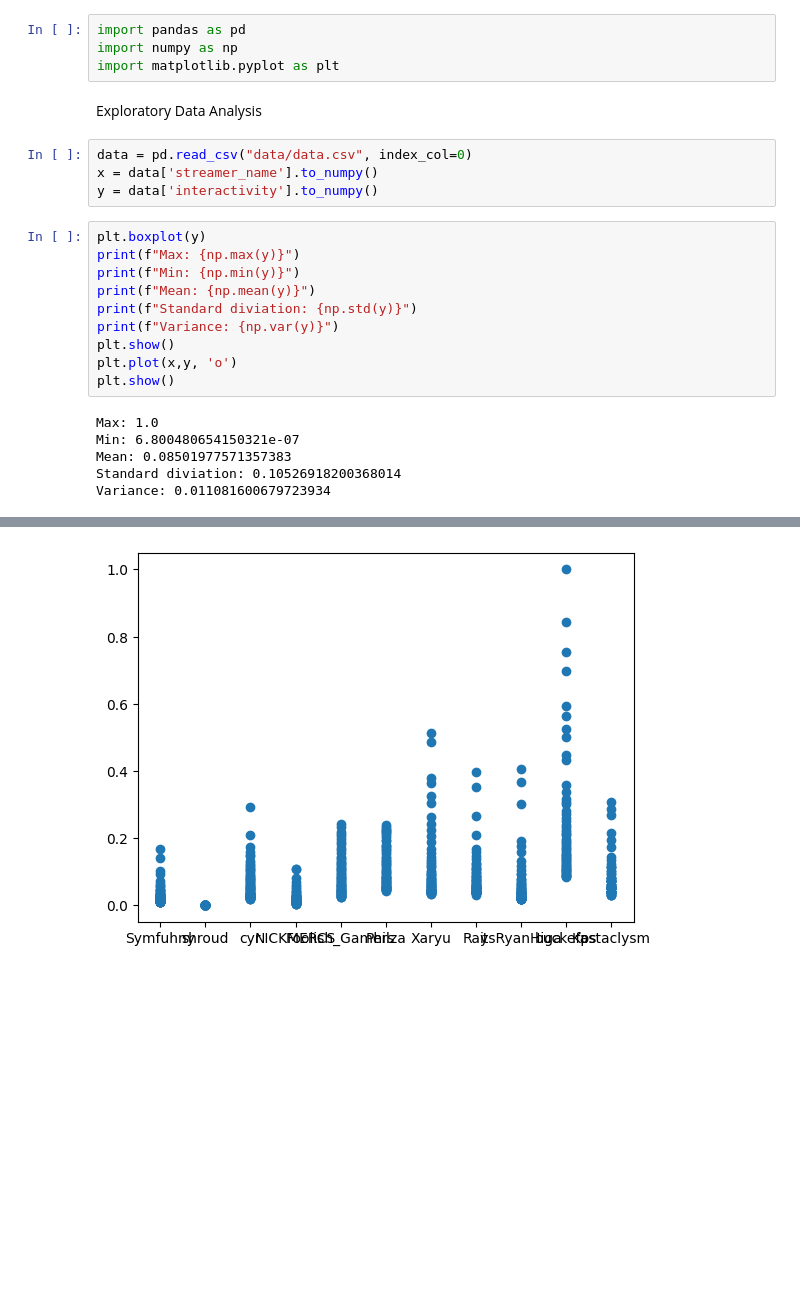
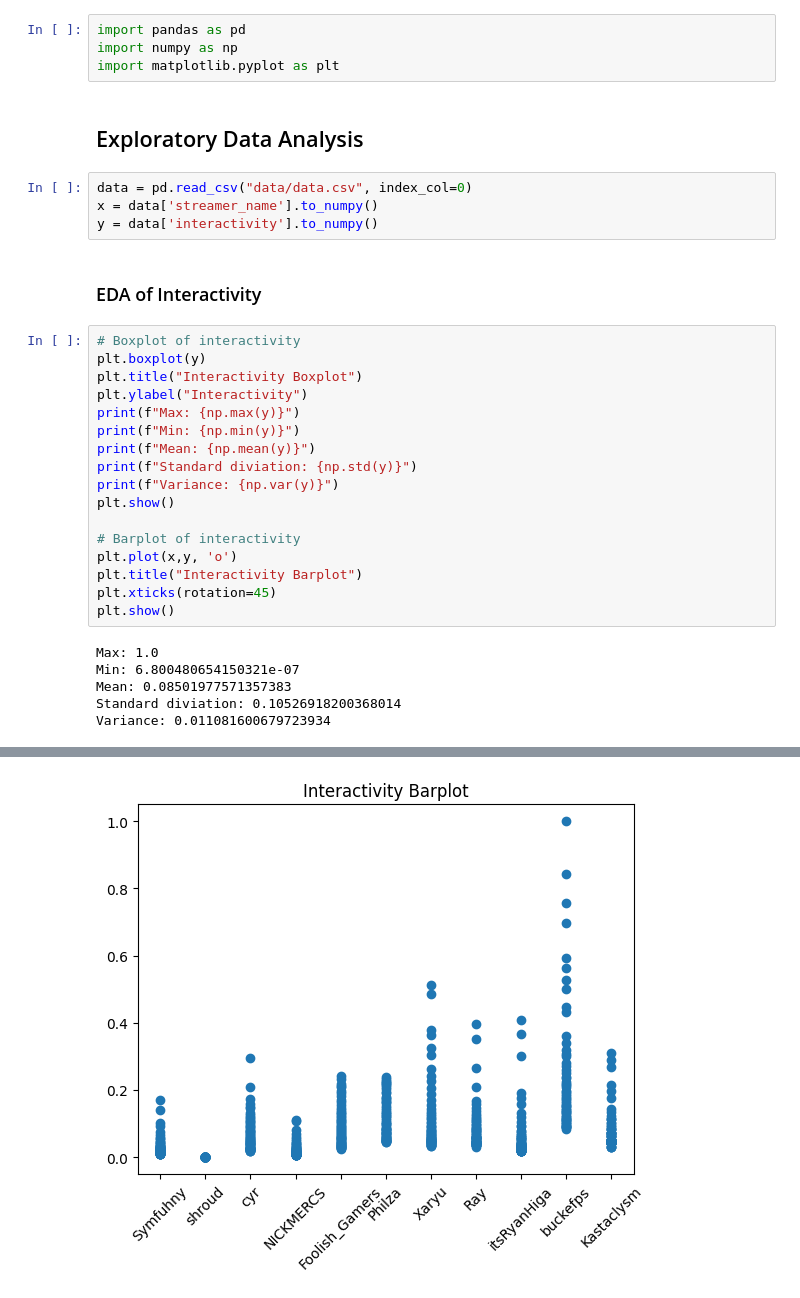
Before and after one commit to GraysonKornberg/Streamer-Interactivity-Analyzer, a Jupyter notebook: main.ipynb, the cells around one changed output, grey strips where cells are left out. Drawn from its saved outputs; the diff is of its cells as text; blank space fills up the shorter version.

```diff
--- a/main.ipynb
+++ b/main.ipynb
@@ -3,20 +3,29 @@ import pandas as pd
 import numpy as np
 import matplotlib.pyplot as plt
 # %% [markdown]
-Exploratory Data Analysis
+## Exploratory Data Analysis
 # %%
 data = pd.read_csv("data/data.csv", index_col=0)
 x = data['streamer_name'].to_numpy()
 y = data['interactivity'].to_numpy()
+# %% [markdown]
+### EDA of Interactivity
 # %%
+# Boxplot of interactivity
 plt.boxplot(y)
+plt.title("Interactivity Boxplot")
+plt.ylabel("Interactivity")
 print(f"Max: {np.max(y)}")
 print(f"Min: {np.min(y)}")
 print(f"Mean: {np.mean(y)}")
 print(f"Standard diviation: {np.std(y)}")
 print(f"Variance: {np.var(y)}")
 plt.show()
+
+# Barplot of interactivity
 plt.plot(x,y, 'o')
+plt.title("Interactivity Barplot")
+plt.xticks(rotation=45)
 plt.show()
 # %% [output]
 Max: 1.0
@@ -28 +37 @@ Variance: 0.011081600679723934
-[figure, old version]
+[figure, new version]
```
Also changed, not shown: parts of 31 cells of this notebook, 1 other file.
